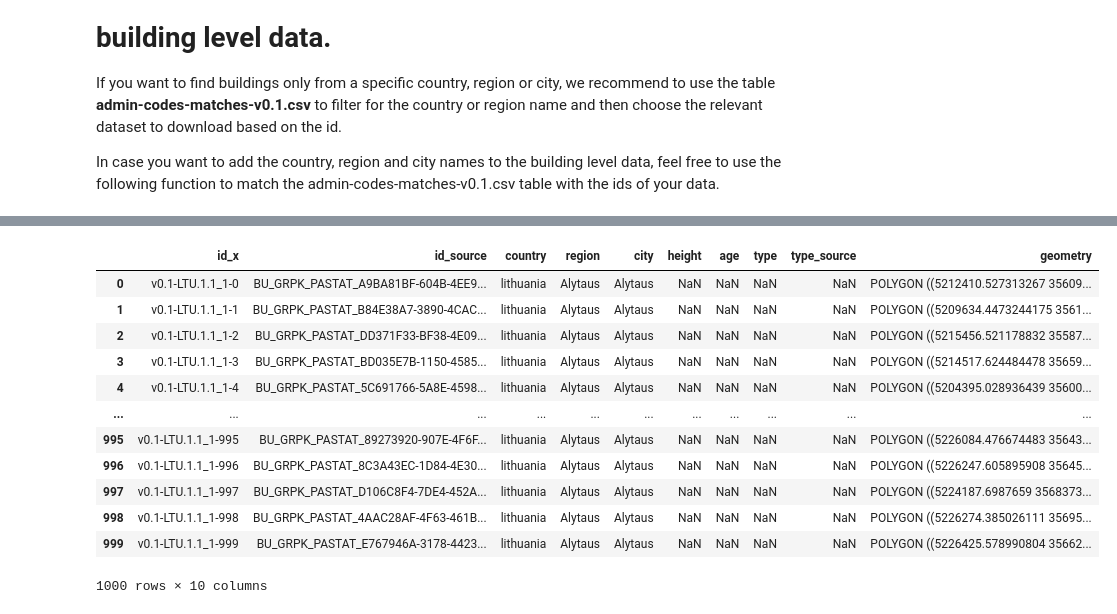
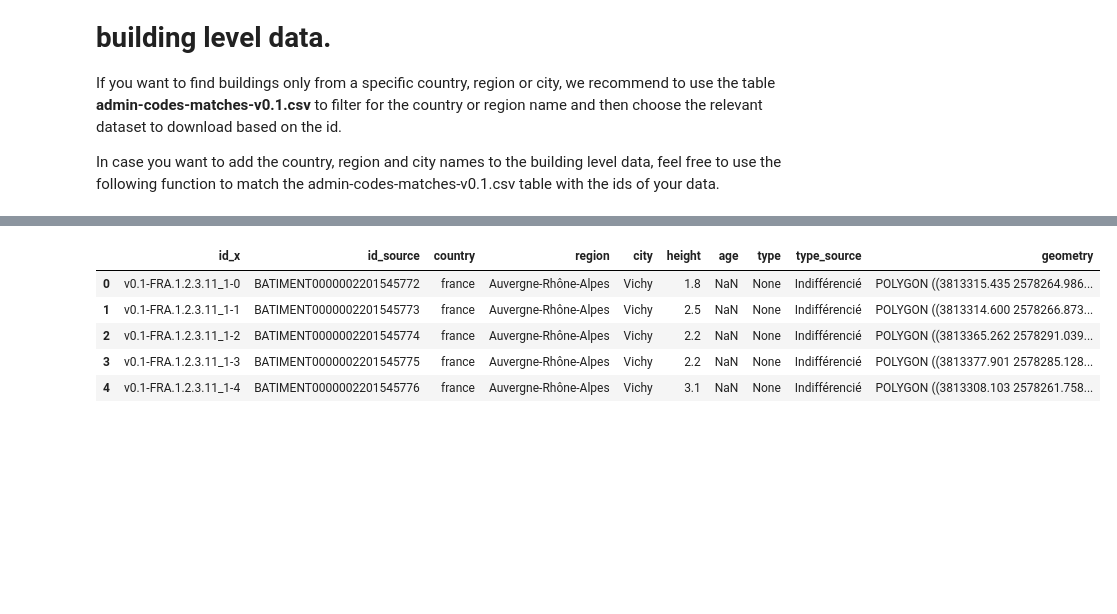
Before and after one commit to ai4up/eubucco, a Jupyter notebook: tutorials/getting-started.ipynb, the cells around one changed output, grey strips where cells are left out. Drawn from its saved outputs; the diff is of its cells as text; code cells hidden in the pictures; blank space fills up the shorter version.

Commit message:
Update tutorials
Updated tutorials following the file format change for the Sci Data re-submission (.csv with WKT -> .gpkg)

```diff
--- a/tutorials/getting-started.ipynb
+++ b/tutorials/getting-started.ipynb
@@ -17,0 +17,5 @@ import matplotlib.pyplot as plt
+# %%
+path = 'v0_1-FRA_1_2_3_11_1-Vichy.gpkg.zip'
+
+df = gpd.read_file(path) # if you have unzipped the file removed .zip
+df
@@ -37,12 +49,0 @@ def read_in_chunk(path,n, size):
-# %%
-# import required packages
-import pandas as pd
-
-# define path of file to analyse. We take the file v0_1-LTU which consists of all buildings in Lithuania.
-path = '.../v0_1-LTU.csv'
-
-# to read in only the first 1000 rows, we define n=0 (for first chunk) and size = 1e4 (for 1000 row chunk size)
-df = read_in_chunk(path,0,1e4)
-
-# show df
-df
@@ -62,0 +50,3 @@ df
+# %%
+df = gpd.read_file(path, rows = 1000)
+df.tail()
@@ -81,11 +78,11 @@ def match_gadm_info(df_temp,df_overview):
     return df_out.rename(columns={'idx_x':'id'})
 # %%
 # define path to overview file
-path_overview_file = '.../admin-codes-matches-v0.1.csv'
+path_overview_file = 'admin-codes-matches-v0.1.zip'
 
 # read in overview file
 df_overview = pd.read_csv(path_overview_file)
 
 # check overview file
-df_overview
+df_overview.head()
 # %% [output]
@@ -105,20 +95,13 @@ df_overview
 # %%
 # match gadm info to bldg lvl data and assign to df
 df = match_gadm_info(df,df_overview)
 
-# check df
-df
+# check df: we have some additional columns added now
+df.head()
 # %% [output]
 |  | id_x | id_source | country | region | city | height | age | type | type_source | geometry |
-| 0 | v0.1-LTU.1.1_1-0 | BU_GRPK_PASTAT_A9BA81BF-604B-4EE9... | lithuania | Alytaus | Alytaus | NaN | NaN | NaN | NaN | POLYGON ((5212410.527313267 35609... |
-| 1 | v0.1-LTU.1.1_1-1 | BU_GRPK_PASTAT_B84E38A7-3890-4CAC... | lithuania | Alytaus | Alytaus | NaN | NaN | NaN | NaN | POLYGON ((5209634.4473244175 3561... |
-| 2 | v0.1-LTU.1.1_1-2 | BU_GRPK_PASTAT_DD371F33-BF38-4E09... | lithuania | Alytaus | Alytaus | NaN | NaN | NaN | NaN | POLYGON ((5215456.521178832 35587... |
-| 3 | v0.1-LTU.1.1_1-3 | BU_GRPK_PASTAT_BD035E7B-1150-4585... | lithuania | Alytaus | Alytaus | NaN | NaN | NaN | NaN | POLYGON ((5214517.624484478 35659... |
-| 4 | v0.1-LTU.1.1_1-4 | BU_GRPK_PASTAT_5C691766-5A8E-4598... | lithuania | Alytaus | Alytaus | NaN | NaN | NaN | NaN | POLYGON ((5204395.028936439 35600... |
-| ... | ... | ... | ... | ... | ... | ... | ... | ... | ... | ... |
-| 995 | v0.1-LTU.1.1_1-995 | BU_GRPK_PASTAT_89273920-907E-4F6F... | lithuania | Alytaus | Alytaus | NaN | NaN | NaN | NaN | POLYGON ((5226084.476674483 35643... |
-| 996 | v0.1-LTU.1.1_1-996 | BU_GRPK_PASTAT_8C3A43EC-1D84-4E30... | lithuania | Alytaus | Alytaus | NaN | NaN | NaN | NaN | POLYGON ((5226247.605895908 35645... |
-| 997 | v0.1-LTU.1.1_1-997 | BU_GRPK_PASTAT_D106C8F4-7DE4-452A... | lithuania | Alytaus | Alytaus | NaN | NaN | NaN | NaN | POLYGON ((5224187.6987659 3568373... |
-| 998 | v0.1-LTU.1.1_1-998 | BU_GRPK_PASTAT_4AAC28AF-4F63-461B... | lithuania | Alytaus | Alytaus | NaN | NaN | NaN | NaN | POLYGON ((5226274.385026111 35695... |
-| 999 | v0.1-LTU.1.1_1-999 | BU_GRPK_PASTAT_E767946A-3178-4423... | lithuania | Alytaus | Alytaus | NaN | NaN | NaN | NaN | POLYGON ((5226425.578990804 35662... |
+| 0 | v0.1-FRA.1.2.3.11_1-0 | BATIMENT0000002201545772 | france | Auvergne-Rhône-Alpes | Vichy | 1.8 | NaN | None | Indifférencié | POLYGON ((3813315.435 2578264.986... |
+| 1 | v0.1-FRA.1.2.3.11_1-1 | BATIMENT0000002201545773 | france | Auvergne-Rhône-Alpes | Vichy | 2.5 | NaN | None | Indifférencié | POLYGON ((3813314.600 2578266.873... |
+| 2 | v0.1-FRA.1.2.3.11_1-2 | BATIMENT0000002201545774 | france | Auvergne-Rhône-Alpes | Vichy | 2.2 | NaN | None | Indifférencié | POLYGON ((3813365.262 2578291.039... |
+| 3 | v0.1-FRA.1.2.3.11_1-3 | BATIMENT0000002201545775 | france | Auvergne-Rhône-Alpes | Vichy | 2.2 | NaN | None | Indifférencié | POLYGON ((3813377.901 2578285.128... |
+| 4 | v0.1-FRA.1.2.3.11_1-4 | BATIMENT0000002201545776 | france | Auvergne-Rhône-Alpes | Vichy | 3.1 | NaN | None | Indifférencié | POLYGON ((3813308.103 2578261.758... |
-1000 rows × 10 columns
```
Also changed, not shown: parts of 15 cells of this notebook, 2 other files.
